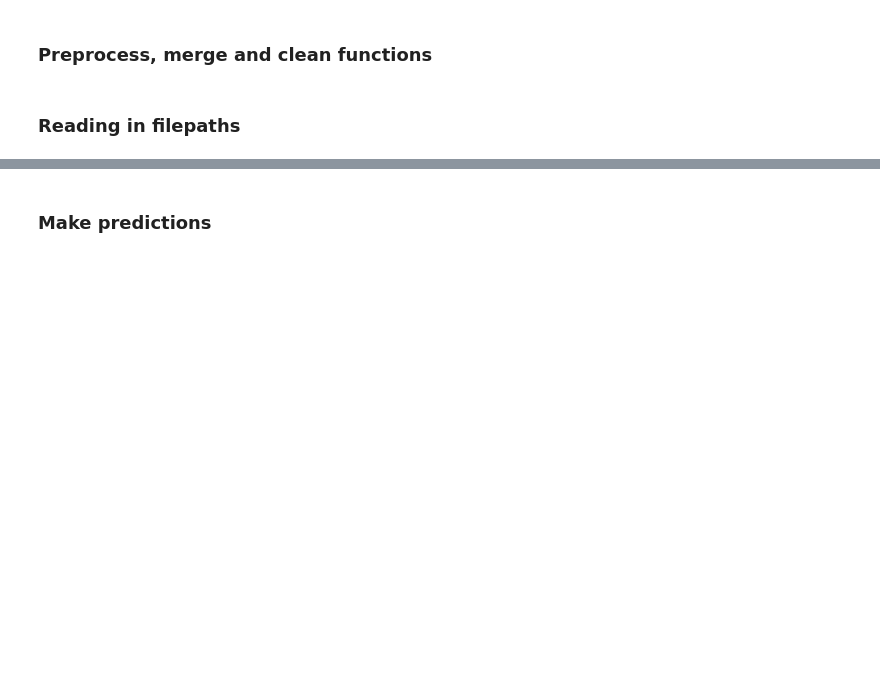
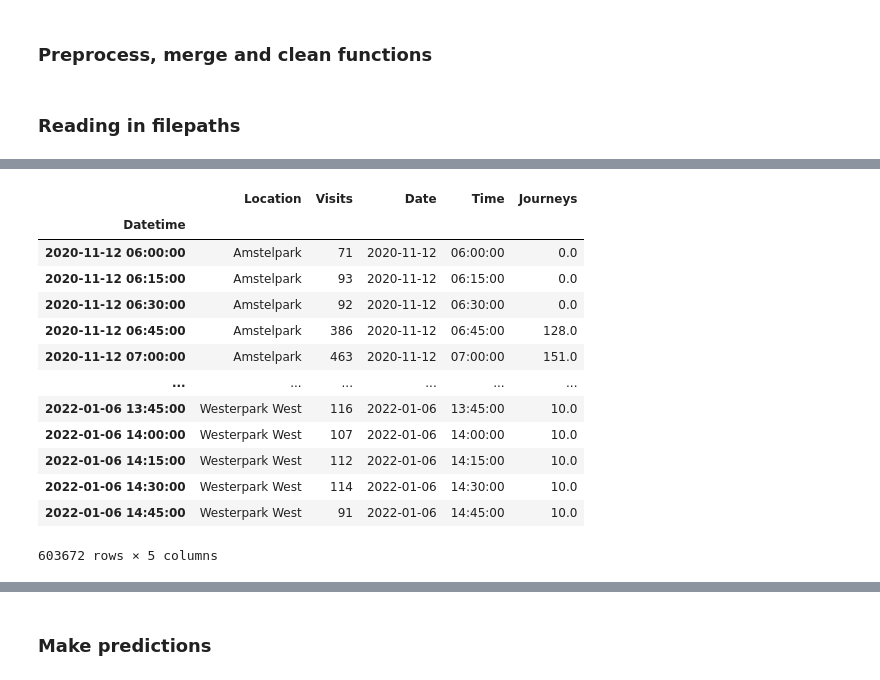
Before and after one commit to lotteph/DSP, a Jupyter notebook: Preprocessing and merging all data.ipynb, the cells around one changed output, grey strips where cells are left out. Drawn from its saved outputs; the diff is of its cells as text; code cells hidden in the pictures; blank space fills up the shorter version.

```diff
--- a/Preprocessing and merging all data.ipynb
+++ b/Preprocessing and merging all data.ipynb
@@ -372,0 +731,18 @@ dataframe = Target_OneHotEncoding(df_resono_weather)
+# %%
+min15_all_resono_park['Journeys'].loc[min15_all_resono_park.between_time('01:01:00', '06:30:00')['Journeys'].index] = 0
+min15_all_resono_park
+# %% [output]
+|  | Location | Visits | Date | Time | Journeys |
+| Datetime |  |  |  |  |  |
+| 2020-11-12 06:00:00 | Amstelpark | 71 | 2020-11-12 | 06:00:00 | 0.0 |
+| 2020-11-12 06:15:00 | Amstelpark | 93 | 2020-11-12 | 06:15:00 | 0.0 |
+| 2020-11-12 06:30:00 | Amstelpark | 92 | 2020-11-12 | 06:30:00 | 0.0 |
+| 2020-11-12 06:45:00 | Amstelpark | 386 | 2020-11-12 | 06:45:00 | 128.0 |
+| 2020-11-12 07:00:00 | Amstelpark | 463 | 2020-11-12 | 07:00:00 | 151.0 |
+| ... | ... | ... | ... | ... | ... |
+| 2022-01-06 13:45:00 | Westerpark West | 116 | 2022-01-06 | 13:45:00 | 10.0 |
+| 2022-01-06 14:00:00 | Westerpark West | 107 | 2022-01-06 | 14:00:00 | 10.0 |
+| 2022-01-06 14:15:00 | Westerpark West | 112 | 2022-01-06 | 14:15:00 | 10.0 |
+| 2022-01-06 14:30:00 | Westerpark West | 114 | 2022-01-06 | 14:30:00 | 10.0 |
+| 2022-01-06 14:45:00 | Westerpark West | 91 | 2022-01-06 | 14:45:00 | 10.0 |
+603672 rows × 5 columns
```
Also changed, not shown: parts of 23 cells of this notebook.
